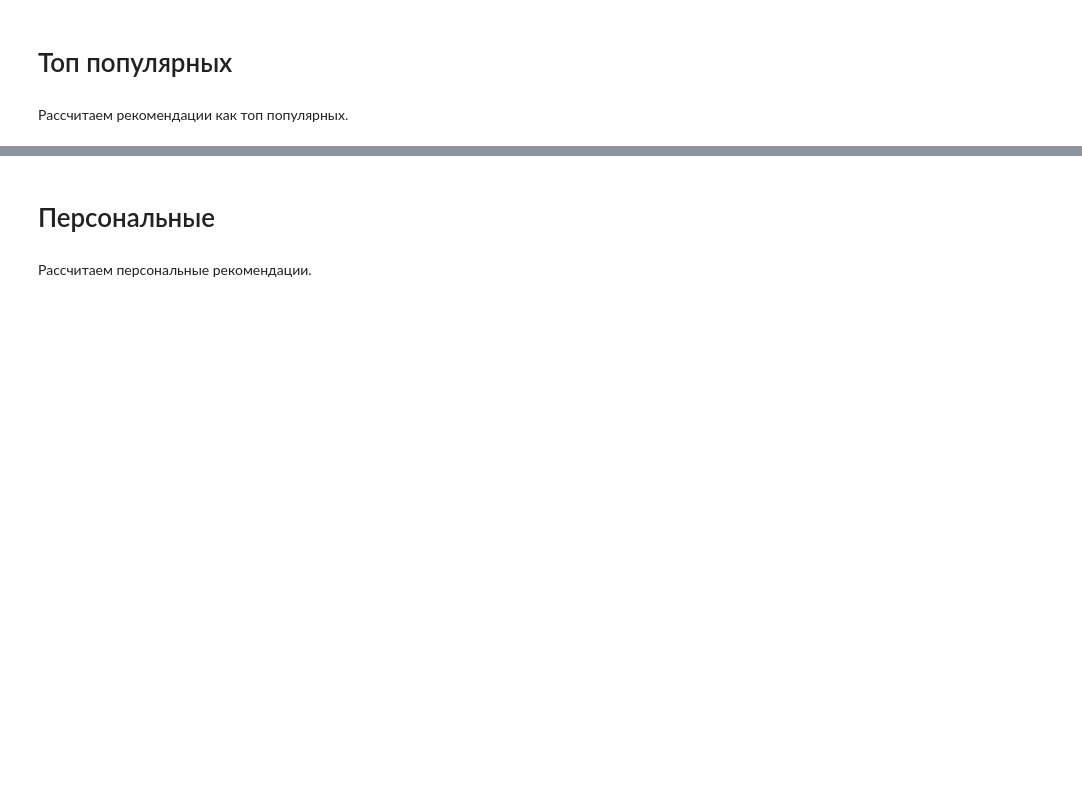
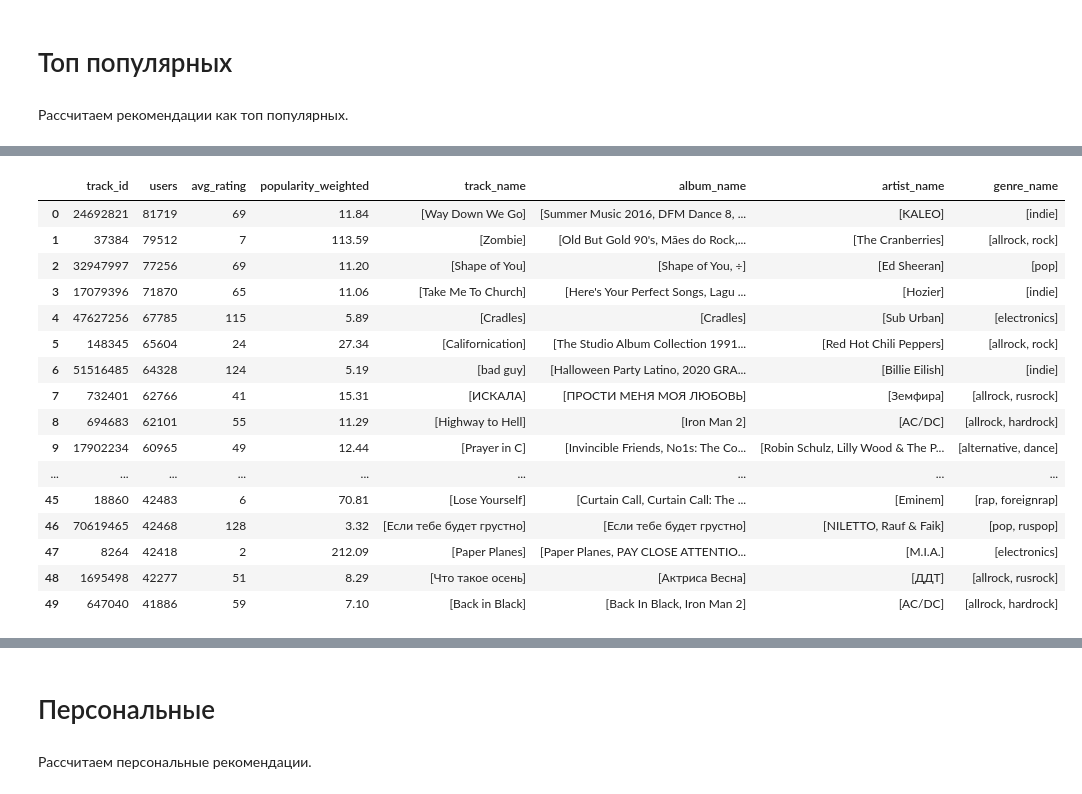
Before and after one commit to marsel171/mle-project-sprint-4, a Jupyter notebook: recommendations.ipynb, the cells around one changed output, grey strips where cells are left out. Saved outputs shown, nothing was run; the diff lists cells and outputs as text; code cells hidden in the pictures; blank space fills up the shorter version.

```diff
--- a/recommendations.ipynb
+++ b/recommendations.ipynb
@@ -1028,0 +996,9 @@ memory usage: 1.7 GB
+# %%
+items = items.groupby("track_id").agg({'album_id':lambda x: list(set(list(x))),
+                               'artist_id':lambda x: list(set(list(x))),
+                               'genre_id':lambda x: list(set(list(x))),
+                               'track_name':lambda x: list(set(list(x))),
+                               'album_name':lambda x: list(set(list(x))),
+                               'artist_name':lambda x: list(set(list(x))),
+                               'genre_name':lambda x: list(set(list(x)))}).reset_index()
+items
@@ -1080,3 +1070,8 @@ print(len(events_test["user_id"].drop_duplicates()))
 # Топ популярных
 # %% [markdown]
 Рассчитаем рекомендации как топ популярных.
+# %%
+# группируем данные по track_id. В качестве рейтинга возьмем медиану номера места трека в истории пользователя
+item_popularity = events_train.groupby("track_id").agg(users=("user_id", "nunique"), avg_rating=("track_seq", "median")).sort_values(by=["users","avg_rating"], ascending=[False,True]).reset_index()
+item_popularity
+# Вывыодим сразу в отсортированном виде
@@ -1082,0 +1092,6 @@ print(len(events_test["user_id"].drop_duplicates()))
+# %%
+# добавим взвешенную популярность как отношение кол-ва пользователей к рейтингу, поделим еще на 100
+item_popularity["popularity_weighted"] = (item_popularity["users"] / item_popularity["avg_rating"])/100
+item_popularity["avg_rating"] = item_popularity["avg_rating"].astype(int)
+item_popularity["popularity_weighted"] = item_popularity["popularity_weighted"].apply(lambda x: round(x,2))
+item_popularity
@@ -1082,0 +1112,12 @@ print(len(events_test["user_id"].drop_duplicates()))
+# %%
+# сортируем по users/popularity_weighted/avg_rating
+
+column_to_rank = "users" # приводит к 8.2% совпадений событий холодных пользователей с ТОП-рекомендациями и к 49% холодных пользователей, которые слушали треки из ТОП-рекмендаций
+# column_to_rank = "popularity_weighted" # приводит к 2.65% совпадений событий холодных пользователей с ТОП-рекомендациями и к 21.85% холодных пользователей, которые слушали треки из ТОП-рекмендаций
+
+item_popularity = item_popularity.sort_values(by=column_to_rank,ascending=False).reset_index(drop=True)
+
+# выбираем первые 100 треков с оценкой popularity_weighted не меньше 10
+top_k_pop_items = item_popularity[item_popularity["popularity_weighted"]>=10].head(100).reset_index(drop=True)
+top_k_pop_items = item_popularity.head(100)
+top_k_pop_items
@@ -1082,0 +1138,22 @@ print(len(events_test["user_id"].drop_duplicates()))
+# %%
+# добавляем информацию о треках и выводим информацию о топовых треках
+top_k_pop_items = top_k_pop_items.merge(items.set_index("track_id")[['track_name','album_name','artist_name','genre_name']], on="track_id")
+top_k_pop_items[["track_id", "users", "avg_rating", "popularity_weighted", 'track_name','album_name','artist_name','genre_name']].head(50)
+# %% [output]
+|  | track_id | users | avg_rating | popularity_weighted | track_name | album_name | artist_name | genre_name |
+| 0 | 24692821 | 81719 | 69 | 11.84 | [Way Down We Go] | [Summer Music 2016, DFM Dance 8, ... | [KALEO] | [indie] |
+| 1 | 37384 | 79512 | 7 | 113.59 | [Zombie] | [Old But Gold 90's, Mães do Rock,... | [The Cranberries] | [allrock, rock] |
+| 2 | 32947997 | 77256 | 69 | 11.20 | [Shape of You] | [Shape of You, ÷] | [Ed Sheeran] | [pop] |
+| 3 | 17079396 | 71870 | 65 | 11.06 | [Take Me To Church] | [Here's Your Perfect Songs, Lagu ... | [Hozier] | [indie] |
+| 4 | 47627256 | 67785 | 115 | 5.89 | [Cradles] | [Cradles] | [Sub Urban] | [electronics] |
+| 5 | 148345 | 65604 | 24 | 27.34 | [Californication] | [The Studio Album Collection 1991... | [Red Hot Chili Peppers] | [allrock, rock] |
+| 6 | 51516485 | 64328 | 124 | 5.19 | [bad guy] | [Halloween Party Latino, 2020 GRA... | [Billie Eilish] | [indie] |
+| 7 | 732401 | 62766 | 41 | 15.31 | [ИСКАЛА] | [ПРОСТИ МЕНЯ МОЯ ЛЮБОВЬ] | [Земфира] | [allrock, rusrock] |
+| 8 | 694683 | 62101 | 55 | 11.29 | [Highway to Hell] | [Iron Man 2] | [AC/DC] | [allrock, hardrock] |
+| 9 | 17902234 | 60965 | 49 | 12.44 | [Prayer in C] | [Invincible Friends, No1s: The Co... | [Robin Schulz, Lilly Wood & The P... | [alternative, dance] |
+| ... | ... | ... | ... | ... | ... | ... | ... | ... |
+| 45 | 18860 | 42483 | 6 | 70.81 | [Lose Yourself] | [Curtain Call, Curtain Call: The ... | [Eminem] | [rap, foreignrap] |
+| 46 | 70619465 | 42468 | 128 | 3.32 | [Если тебе будет грустно] | [Если тебе будет грустно] | [NILETTO, Rauf & Faik] | [pop, ruspop] |
+| 47 | 8264 | 42418 | 2 | 212.09 | [Paper Planes] | [Paper Planes, PAY CLOSE ATTENTIO... | [M.I.A.] | [electronics] |
+| 48 | 1695498 | 42277 | 51 | 8.29 | [Что такое осень] | [Актриса Весна] | [ДДТ] | [allrock, rusrock] |
+| 49 | 647040 | 41886 | 59 | 7.10 | [Back in Black] | [Back In Black, Iron Man 2] | [AC/DC] | [allrock, hardrock] |
```
Also changed, not shown: parts of 11 cells of this notebook.
